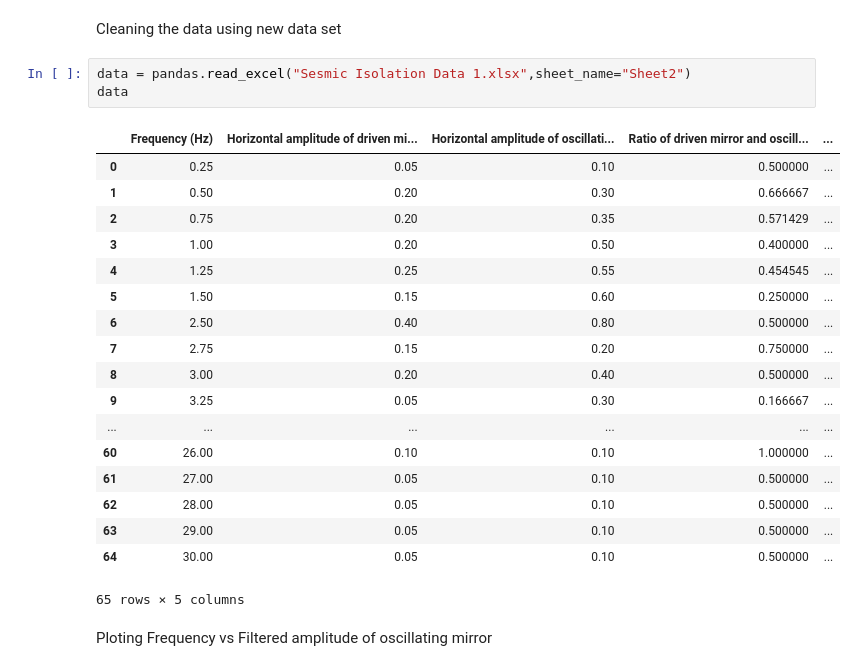
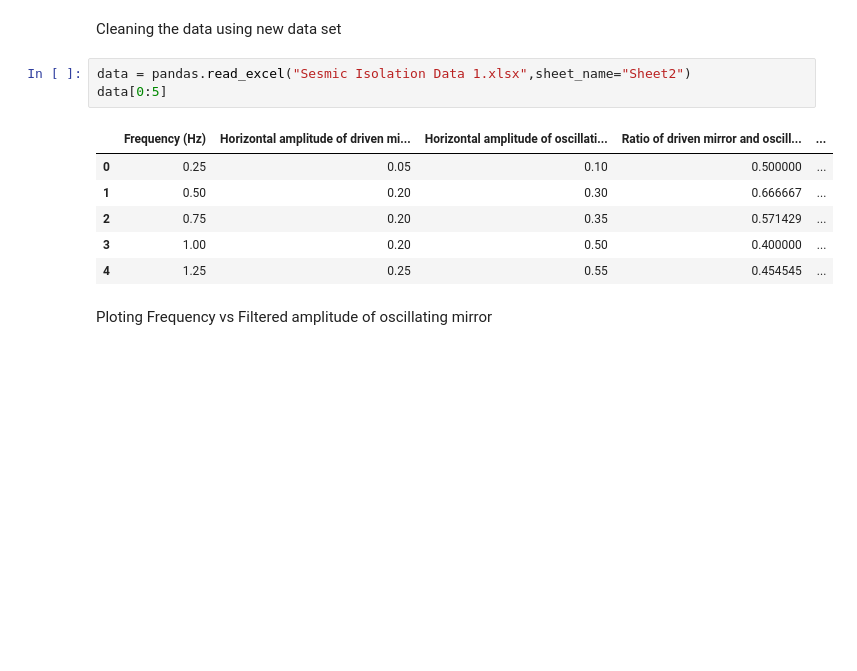
Before and after one commit to Alex-Mcginty/Placement_public, a Jupyter notebook: Sesmic_isolation_data_2.ipynb, the cells around one changed output. Cells and saved outputs as stored; diff of their text form; blank space fills up the shorter version.

```diff
--- a/Sesmic_isolation_data_2.ipynb
+++ b/Sesmic_isolation_data_2.ipynb
@@ -85,26 +46,14 @@ data
 Cleaning the data using new data set
 # %%
 data = pandas.read_excel("Sesmic Isolation Data 1.xlsx",sheet_name="Sheet2")
-data
+data[0:5]
 # %% [output]
 |  | Frequency (Hz) | Horizontal amplitude of driven mi... | Horizontal amplitude of oscillati... | Ratio of driven mirror and oscill... | ... |
 | 0 | 0.25 | 0.05 | 0.10 | 0.500000 | ... |
 | 1 | 0.50 | 0.20 | 0.30 | 0.666667 | ... |
 | 2 | 0.75 | 0.20 | 0.35 | 0.571429 | ... |
 | 3 | 1.00 | 0.20 | 0.50 | 0.400000 | ... |
 | 4 | 1.25 | 0.25 | 0.55 | 0.454545 | ... |
-| 5 | 1.50 | 0.15 | 0.60 | 0.250000 | ... |
-| 6 | 2.50 | 0.40 | 0.80 | 0.500000 | ... |
-| 7 | 2.75 | 0.15 | 0.20 | 0.750000 | ... |
-| 8 | 3.00 | 0.20 | 0.40 | 0.500000 | ... |
-| 9 | 3.25 | 0.05 | 0.30 | 0.166667 | ... |
-| ... | ... | ... | ... | ... | ... |
-| 60 | 26.00 | 0.10 | 0.10 | 1.000000 | ... |
-| 61 | 27.00 | 0.05 | 0.10 | 0.500000 | ... |
-| 62 | 28.00 | 0.05 | 0.10 | 0.500000 | ... |
-| 63 | 29.00 | 0.05 | 0.10 | 0.500000 | ... |
-| 64 | 30.00 | 0.05 | 0.10 | 0.500000 | ... |
-65 rows × 5 columns
 # %% [markdown]
 Ploting Frequency vs Filtered amplitude of oscillating mirror
 # %%
```
Also changed, not shown: parts of 11 cells of this notebook, 41 other files.
